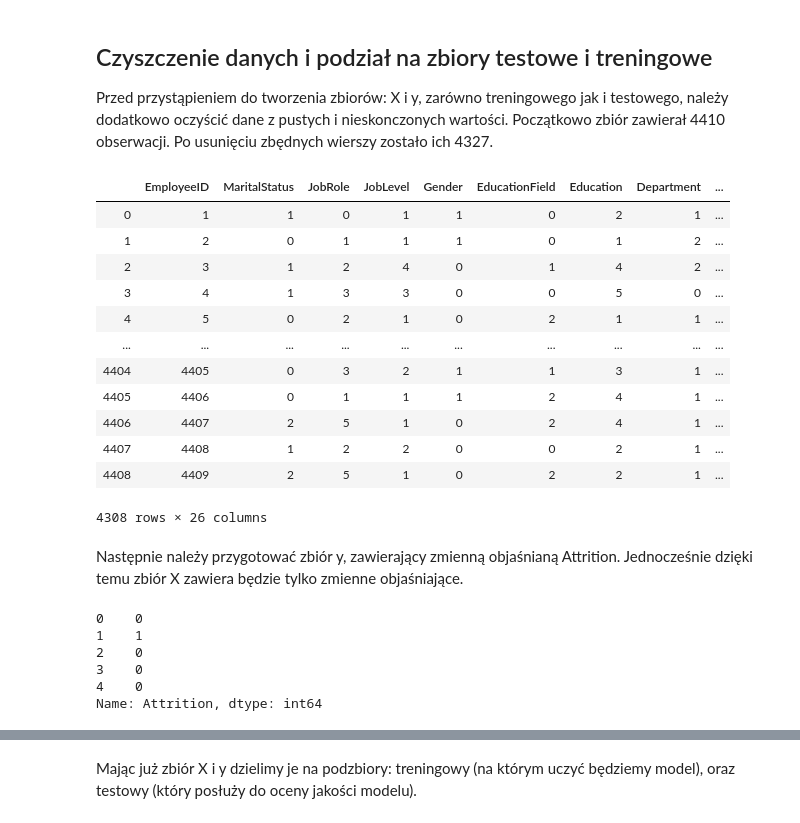
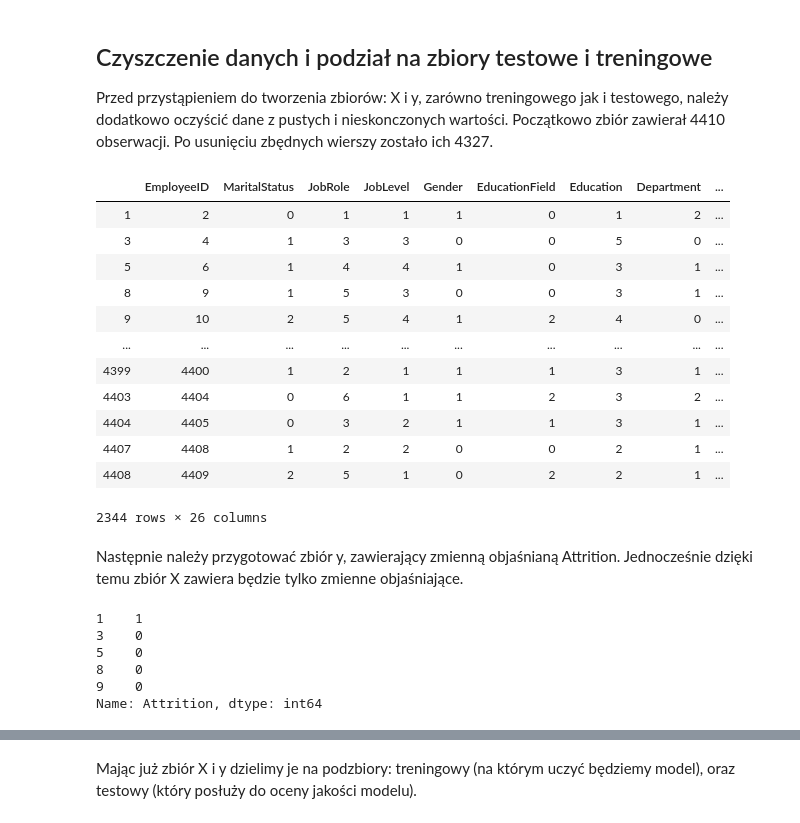
Before and after one commit to mic9410/SRD-final-project-hr-analytics, a Jupyter notebook: final_project.ipynb, the cells around one changed output, grey strips where cells are left out. Cells and saved outputs as stored; diff of their text form; code cells hidden in the pictures.

Commit message:
Fixed bug - Attrition varaible was not deleted from X table

```diff
--- a/final_project.ipynb
+++ b/final_project.ipynb
@@ -304,5 +304,3 @@ Każdy profil jest unikatowy, a zatem można pominąć kolumnę EmployeeCount. N
 display(generalData["EmployeeCount"].unique())
 # %% [output]
 array([1])
-# %%
-X.insert(1, 'EmployeeID', generalData["EmployeeID"])
@@ -540,33 +536,33 @@ Przed przystąpieniem do tworzenia zbiorów: X i y, zarówno treningowego jak i
 # %%
 np.any(np.isnan(X))
 np.all(np.isfinite(X))
 X = X.dropna()
-X = X[~X.isin([np.nan, np.inf, -np.inf]).any(1)]
+X = X[~X.isin([np.nan, np.inf, -np.inf, -9223372036854775808]).any(1)]
 display(X)
 # %% [output]
 |  | EmployeeID | MaritalStatus | JobRole | JobLevel | Gender | EducationField | Education | Department | ... |
-| 0 | 1 | 1 | 0 | 1 | 1 | 0 | 2 | 1 | ... |
 | 1 | 2 | 0 | 1 | 1 | 1 | 0 | 1 | 2 | ... |
-| 2 | 3 | 1 | 2 | 4 | 0 | 1 | 4 | 2 | ... |
 | 3 | 4 | 1 | 3 | 3 | 0 | 0 | 5 | 0 | ... |
-| 4 | 5 | 0 | 2 | 1 | 0 | 2 | 1 | 1 | ... |
+| 5 | 6 | 1 | 4 | 4 | 1 | 0 | 3 | 1 | ... |
+| 8 | 9 | 1 | 5 | 3 | 0 | 0 | 3 | 1 | ... |
+| 9 | 10 | 2 | 5 | 4 | 1 | 2 | 4 | 0 | ... |
 | ... | ... | ... | ... | ... | ... | ... | ... | ... | ... |
+| 4399 | 4400 | 1 | 2 | 1 | 1 | 1 | 3 | 1 | ... |
+| 4403 | 4404 | 0 | 6 | 1 | 1 | 2 | 3 | 2 | ... |
 | 4404 | 4405 | 0 | 3 | 2 | 1 | 1 | 3 | 1 | ... |
-| 4405 | 4406 | 0 | 1 | 1 | 1 | 2 | 4 | 1 | ... |
-| 4406 | 4407 | 2 | 5 | 1 | 0 | 2 | 4 | 1 | ... |
 | 4407 | 4408 | 1 | 2 | 2 | 0 | 0 | 2 | 1 | ... |
 | 4408 | 4409 | 2 | 5 | 1 | 0 | 2 | 2 | 1 | ... |
-4308 rows × 26 columns
+2344 rows × 26 columns
 # %% [markdown]
 Następnie należy przygotować zbiór y, zawierający zmienną objaśnianą Attrition. Jednocześnie dzięki temu zbiór X zawiera będzie tylko zmienne objaśniające.
 # %%
 y = X['Attrition'].copy()
-X.drop(columns=['Attrition'])
+del X['Attrition']
 y.head()
 # %% [output]
-0    0
 1    1
-2    0
 3    0
-4    0
+5    0
+8    0
+9    0
 Name: Attrition, dtype: int64
```
Also changed, not shown: parts of 20 cells of this notebook.
